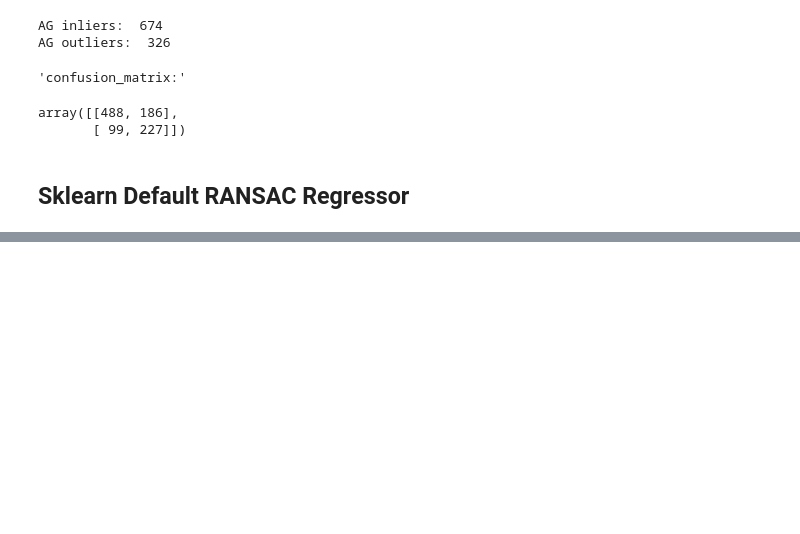
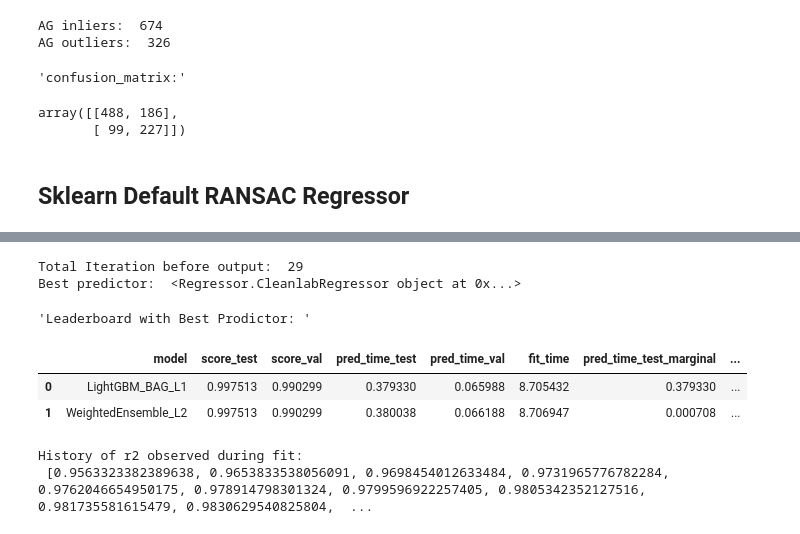
Before and after one commit to cleanlab/regression-label-error-benchmark, a Jupyter notebook: evaluation/evaluation.ipynb, the cells around one changed output, grey strips where cells are left out. Cells and saved outputs as stored; diff of their text form; code cells hidden in the pictures; blank space fills up the shorter version.

```diff
--- a/evaluation/evaluation.ipynb
+++ b/evaluation/evaluation.ipynb
@@ -370,0 +414,14 @@ array([[463, 139],
+# %%
+print("Total Iteration before output: ", creg.n_iteration)
+print("Best predictor: ", creg.best_predictor)
+display("Leaderboard with Best Prodictor: ", creg.best_leaderboard)
+print("History of r2 observed during fit: \n", creg.r_squared_history)
+# %% [output]
+Total Iteration before output:  29
+Best predictor:  <Regressor.CleanlabRegressor object at 0x...>
+'Leaderboard with Best Prodictor: '
+|  | model | score_test | score_val | pred_time_test | pred_time_val | fit_time | pred_time_test_marginal | ... |
+| 0 | LightGBM_BAG_L1 | 0.997513 | 0.990299 | 0.379330 | 0.065988 | 8.705432 | 0.379330 | ... |
+| 1 | WeightedEnsemble_L2 | 0.997513 | 0.990299 | 0.380038 | 0.066188 | 8.706947 | 0.000708 | ... |
+History of r2 observed during fit:
+ [0.9563323382389638, 0.9653833538056091, 0.9698454012633484, 0.9731965776782284, 0.9762046654950175, 0.978914798301324, 0.9799596922257405, 0.9805342352127516, 0.981735581615479, 0.9830629540825804,  ...
```
Also changed, not shown: parts of 10 cells of this notebook, 4 other files.
